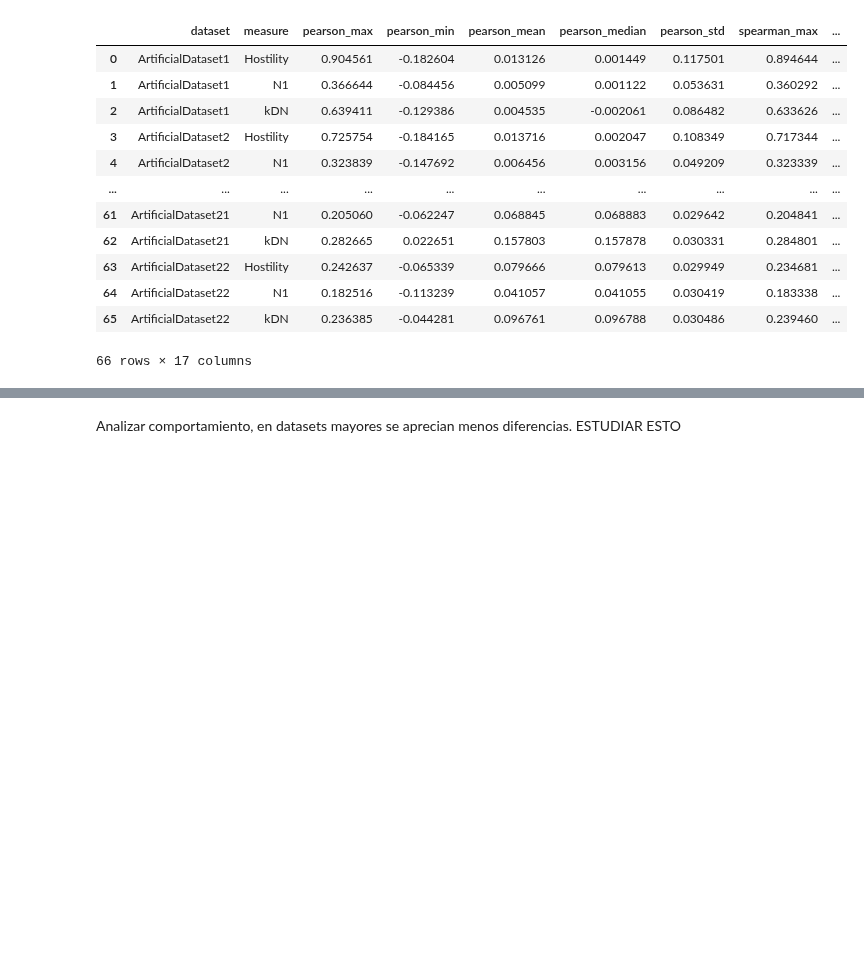
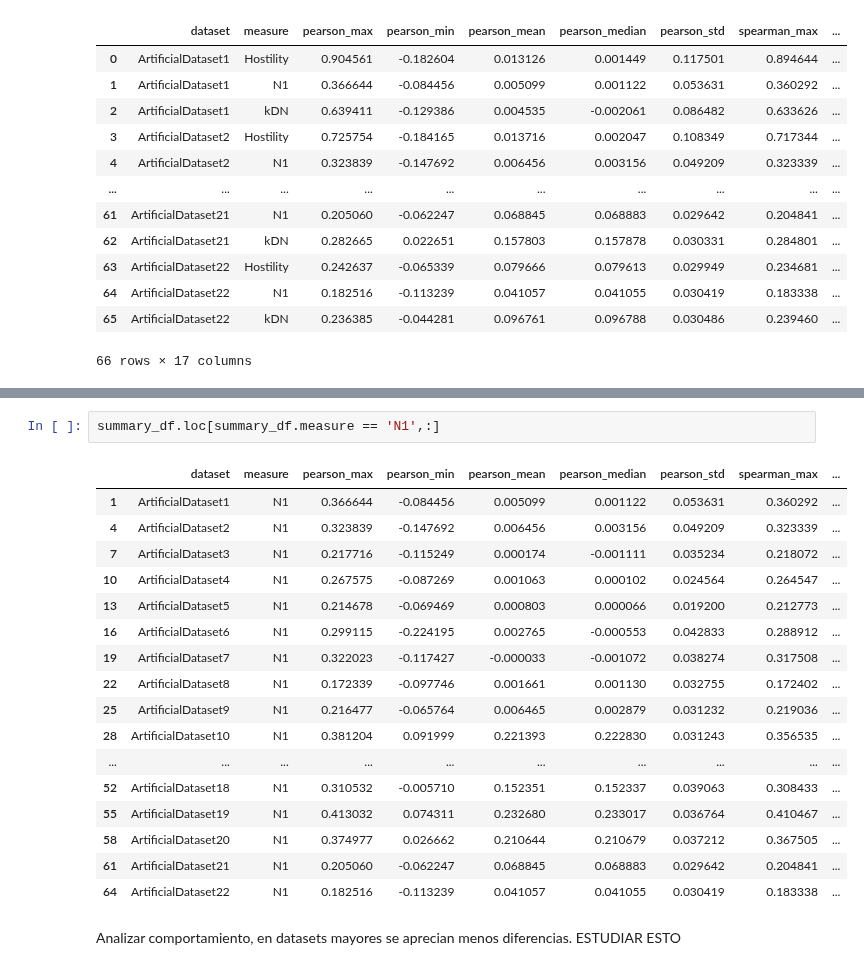
Before and after one commit to carmenlancho/FeatureSelection_Complexity, a Jupyter notebook: Notebooks/UnivariateInstanceComplexity_Analysis.ipynb, the cells around one changed output, grey strips where cells are left out. Drawn from its saved outputs; the diff is of its cells as text; blank space fills up the shorter version.

```diff
--- a/Notebooks/UnivariateInstanceComplexity_Analysis.ipynb
+++ b/Notebooks/UnivariateInstanceComplexity_Analysis.ipynb
@@ -92,2 +132,22 @@ ArtificialDataset22
+# %%
+summary_df.loc[summary_df.measure == 'N1',:]
+# %% [output]
+|  | dataset | measure | pearson_max | pearson_min | pearson_mean | pearson_median | pearson_std | spearman_max | ... |
+| 1 | ArtificialDataset1 | N1 | 0.366644 | -0.084456 | 0.005099 | 0.001122 | 0.053631 | 0.360292 | ... |
+| 4 | ArtificialDataset2 | N1 | 0.323839 | -0.147692 | 0.006456 | 0.003156 | 0.049209 | 0.323339 | ... |
+| 7 | ArtificialDataset3 | N1 | 0.217716 | -0.115249 | 0.000174 | -0.001111 | 0.035234 | 0.218072 | ... |
+| 10 | ArtificialDataset4 | N1 | 0.267575 | -0.087269 | 0.001063 | 0.000102 | 0.024564 | 0.264547 | ... |
+| 13 | ArtificialDataset5 | N1 | 0.214678 | -0.069469 | 0.000803 | 0.000066 | 0.019200 | 0.212773 | ... |
+| 16 | ArtificialDataset6 | N1 | 0.299115 | -0.224195 | 0.002765 | -0.000553 | 0.042833 | 0.288912 | ... |
+| 19 | ArtificialDataset7 | N1 | 0.322023 | -0.117427 | -0.000033 | -0.001072 | 0.038274 | 0.317508 | ... |
+| 22 | ArtificialDataset8 | N1 | 0.172339 | -0.097746 | 0.001661 | 0.001130 | 0.032755 | 0.172402 | ... |
+| 25 | ArtificialDataset9 | N1 | 0.216477 | -0.065764 | 0.006465 | 0.002879 | 0.031232 | 0.219036 | ... |
+| 28 | ArtificialDataset10 | N1 | 0.381204 | 0.091999 | 0.221393 | 0.222830 | 0.031243 | 0.356535 | ... |
+| ... | ... | ... | ... | ... | ... | ... | ... | ... | ... |
+| 52 | ArtificialDataset18 | N1 | 0.310532 | -0.005710 | 0.152351 | 0.152337 | 0.039063 | 0.308433 | ... |
+| 55 | ArtificialDataset19 | N1 | 0.413032 | 0.074311 | 0.232680 | 0.233017 | 0.036764 | 0.410467 | ... |
+| 58 | ArtificialDataset20 | N1 | 0.374977 | 0.026662 | 0.210644 | 0.210679 | 0.037212 | 0.367505 | ... |
+| 61 | ArtificialDataset21 | N1 | 0.205060 | -0.062247 | 0.068845 | 0.068883 | 0.029642 | 0.204841 | ... |
+| 64 | ArtificialDataset22 | N1 | 0.182516 | -0.113239 | 0.041057 | 0.041055 | 0.030419 | 0.183338 | ... |
 # %% [markdown]
 Analizar comportamiento, en datasets mayores se aprecian menos diferencias. ESTUDIAR ESTO
```
Also changed, not shown: parts of 6 cells of this notebook.
